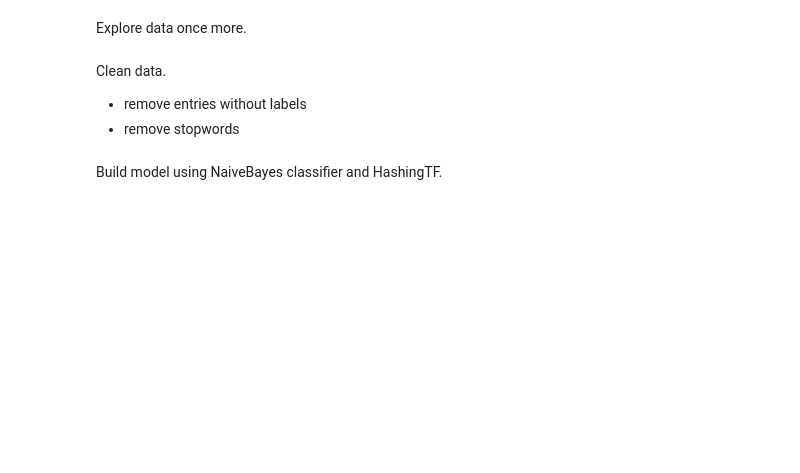
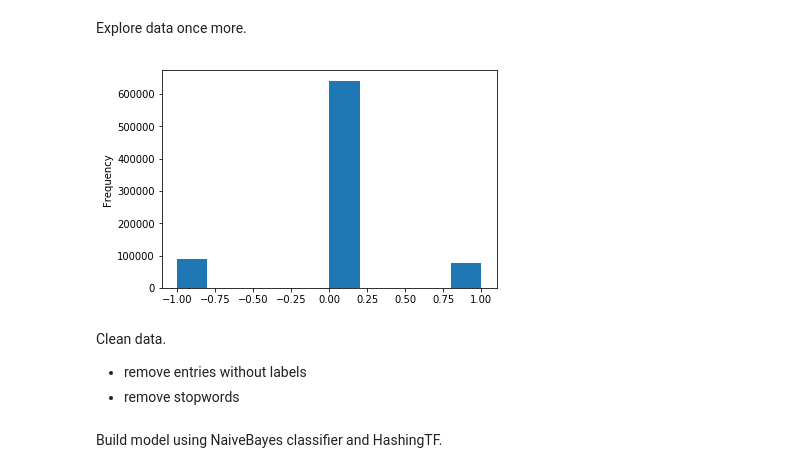
Before and after one commit to dsokal/stream-analysis, a Jupyter notebook: src/Use case.ipynb, the cells around one changed output. Cells and saved outputs as stored; diff of their text form; code cells hidden in the pictures; blank space fills up the shorter version.

Commit message:
label entries

```diff
--- a/src/Use case.ipynb
+++ b/src/Use case.ipynb
@@ -274,0 +315,4 @@ pd.merge(df, labels_df, on='id', how='outer')
+# %%
+labels_df = labels_df.sort_values(by='id')
+# %%
+df = df.sort_values(by='id')
@@ -274,0 +332,4 @@ pd.merge(df, labels_df, on='id', how='outer')
+# %%
+df = df.drop_duplicates(subset='id', keep="last")
+# %%
+df['label'] = labels_df['sentiment'].values
@@ -277,3 +357,8 @@ Explore data once more.
+# %%
+df['label'].plot.hist()
+plt.show()
+# %% [output]
+[figure, added]
 # %% [markdown]
 Clean data.
 - remove entries without labels
```
Also changed, not shown: parts of 23 cells of this notebook.
